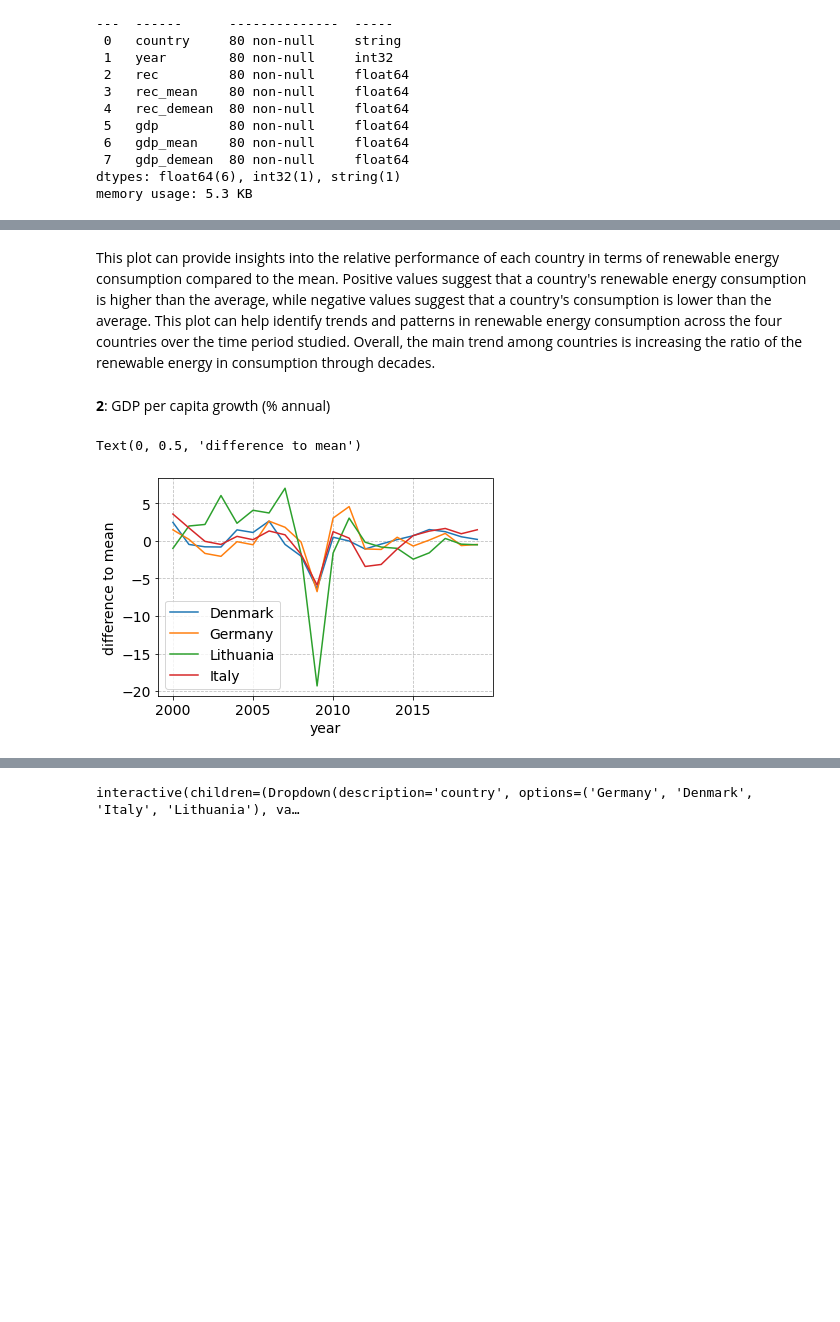
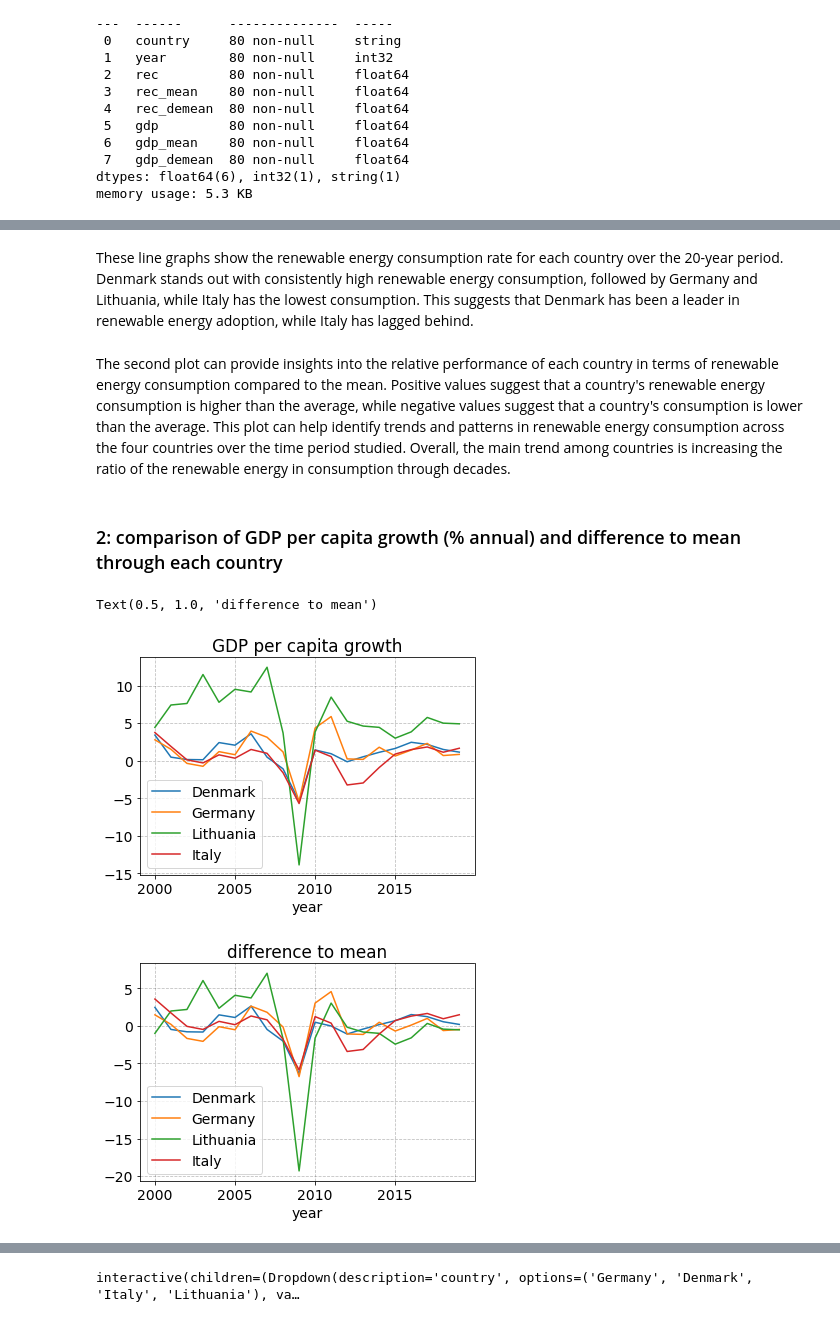
Before and after one commit to NumEconCopenhagen/projects-2023-team-copenhagen, a Jupyter notebook: dataproject/Masa.ipynb, the cells around one changed output, grey strips where cells are left out. Saved outputs shown, nothing was run; the diff lists cells and outputs as text; code cells hidden in the pictures; blank space fills up the shorter version.

```diff
--- a/dataproject/Masa.ipynb
+++ b/dataproject/Masa.ipynb
@@ -241,5 +242,18 @@ memory usage: 5.3 KB
 # %%
-# plot
+# plot comparison of renewable energy consumption (% of total final energy consumption)
+countries = ['Denmark','Germany','Lithuania','Italy']
+
+fig = plt.figure()
+ax = fig.add_subplot(1,1,1)
+
+for m in countries:
+    rec_.xs(m).plot(x='year',y='rec',ax=ax,label=m)
+
+ax.legend(frameon=True)
+ax.set_title('the rate of renewable energy consumption')
+
+
+# plot difference to mean through each country
 countries = ['Denmark','Germany','Lithuania','Italy']
 
 fig = plt.figure()
@@ -249,5 +263,5 @@ for m in countries:
     rec_.xs(m).plot(x='year',y='rec_demean',ax=ax,label=m)
 
 ax.legend(frameon=True)
-ax.set_ylabel('difference to mean')
+ax.set_title('difference to mean')
 # %% [output]
@@ -256,19 +271,35 @@ Text(0, 0.5, 'difference to mean')
+# %% [markdown]
+These line graphs show the renewable energy consumption rate for each country over the 20-year period. Denmark stands out with consistently high renewable energy consumption, followed by Germany and Lithuania, while Italy has the lowest consumption. This suggests that Denmark has been a leader in renewable energy adoption, while Italy has lagged behind.
 # %% [markdown]
-This plot can provide insights into the relative performance of each country in terms of renewable energy consumption compared to the mean. Positive values suggest that a country's renewable energy consumption is higher than the average, while negative values suggest that a country's consumption is lower than the average. This plot can help identify trends and patterns in renewable energy consumption across the four countries over the time period studied. Overall, the main trend among countries is increasing the ratio of the renewable energy in consumption through decades.
+The second plot can provide insights into the relative performance of each country in terms of renewable energy consumption compared to the mean. Positive values suggest that a country's renewable energy consumption is higher than the average, while negative values suggest that a country's consumption is lower than the average. This plot can help identify trends and patterns in renewable energy consumption across the four countries over the time period studied. Overall, the main trend among countries is increasing the ratio of the renewable energy in consumption through decades.
 # %% [markdown]
-**2**: GDP per capita growth (% annual)
+### 2: comparison of GDP per capita growth (% annual) and difference to mean through each country
 # %%
-# plot
+# plot comparison of GDP per capita growth (% annual)
+countries = ['Denmark','Germany','Lithuania','Italy']
+
+fig = plt.figure()
+ax = fig.add_subplot(1,1,1)
+
+for m in countries:
+    gdp_.xs(m).plot(x='year',y='gdp',ax=ax,label=m)
+
+ax.legend(frameon=True)
+ax.set_title('GDP per capita growth')
+
+
+# plot difference to mean through each country
 countries = ['Denmark','Germany','Lithuania','Italy']
 
 fig = plt.figure()
 ax = fig.add_subplot(1,1,1)
 
 for m in countries:
     gdp_.xs(m).plot(x='year',y='gdp_demean',ax=ax,label=m)
 
 ax.legend(frameon=True)
-ax.set_ylabel('difference to mean')
+ax.set_title('difference to mean')
 # %% [output]
-Text(0, 0.5, 'difference to mean')
+Text(0.5, 1.0, 'difference to mean')
-[figure, old version]
+[figure, new version]
+[figure, added]
```
Also changed, not shown: parts of 21 cells of this notebook, 4 other files.
